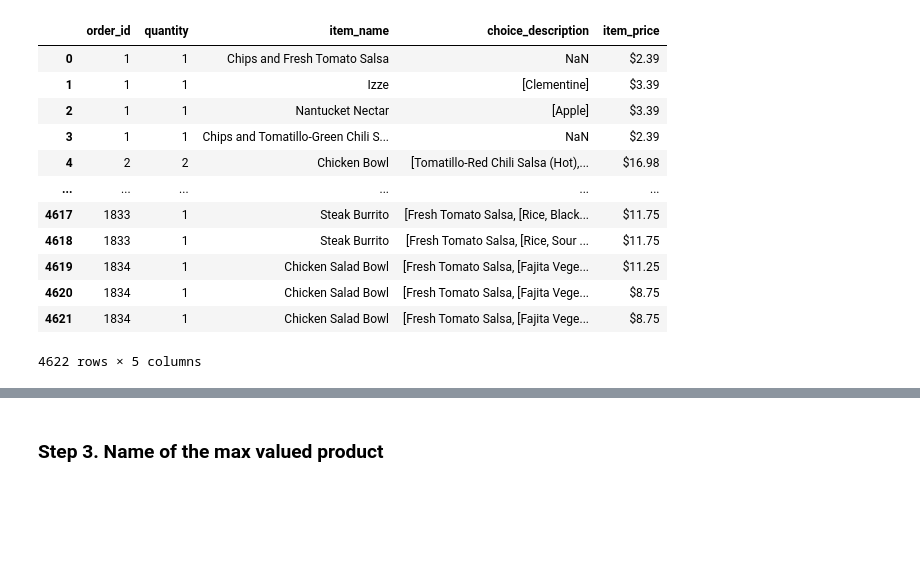
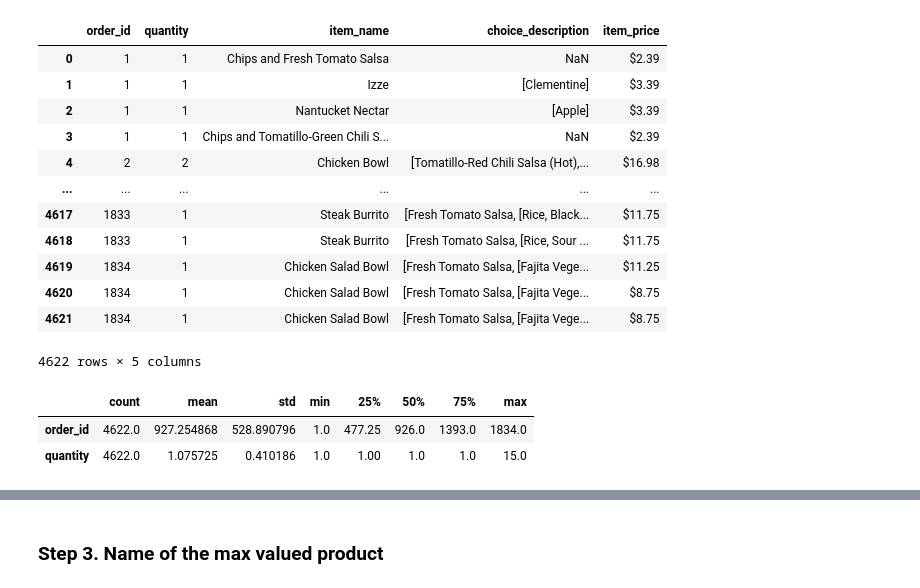
Before and after one commit to irenetite/2026-02-BILBAO-FT-Data-Science, a Jupyter notebook: 2-Data_Analysis/2-Pandas/Practica/1-Chipotle/irene_Chipotle_SOL_I.ipynb, the cells around one changed output, grey strips where cells are left out. Cells and saved outputs as stored; diff of their text form; code cells hidden in the pictures; blank space fills up the shorter version.

```diff
--- a/2-Data_Analysis/2-Pandas/Practica/1-Chipotle/irene_Chipotle_SOL_I.ipynb
+++ b/2-Data_Analysis/2-Pandas/Practica/1-Chipotle/irene_Chipotle_SOL_I.ipynb
@@ -27,3 +27,9 @@ chipo
 | 4620 | 1834 | 1 | Chicken Salad Bowl | [Fresh Tomato Salsa, [Fajita Vege... | $8.75 |
 | 4621 | 1834 | 1 | Chicken Salad Bowl | [Fresh Tomato Salsa, [Fajita Vege... | $8.75 |
 4622 rows × 5 columns
+# %%
+chipo.describe().T
+# %% [output]
+|  | count | mean | std | min | 25% | 50% | 75% | max |
+| order_id | 4622.0 | 927.254868 | 528.890796 | 1.0 | 477.25 | 926.0 | 1393.0 | 1834.0 |
+| quantity | 4622.0 | 1.075725 | 0.410186 | 1.0 | 1.00 | 1.0 | 1.0 | 15.0 |
```
Also changed, not shown: parts of 18 cells of this notebook, 8 other files.
